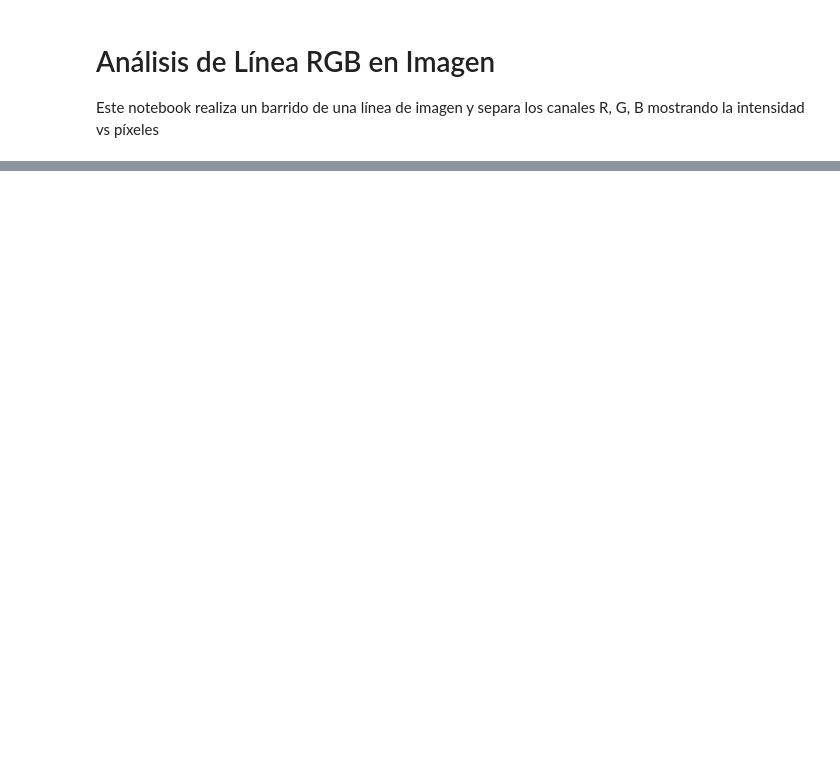
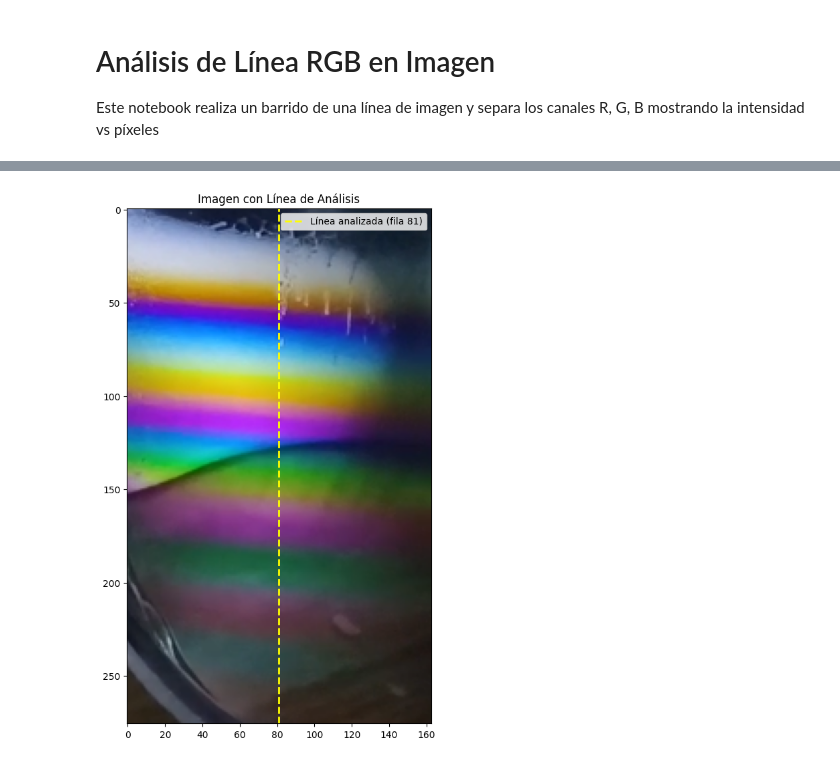
Before and after one commit to jazoro911/RGB-analisis, a Jupyter notebook: Trabajos/analisis_linea_rgb.ipynb, the cells around one changed output, grey strips where cells are left out. Saved outputs shown, nothing was run; the diff lists cells and outputs as text; code cells hidden in the pictures; blank space fills up the shorter version.

```diff
--- a/Trabajos/analisis_linea_rgb.ipynb
+++ b/Trabajos/analisis_linea_rgb.ipynb
@@ -59,12 +64,14 @@ print(f"Número de píxeles en la línea: {len(pixeles)}")
 # %%
 # Mostrar la imagen con la línea seleccionada marcada
-plt.figure(figsize=(12, 6))
+plt.figure(figsize=(8, 10))
 plt.imshow(imagen)
-plt.axhline(y=fila, color='yellow', linestyle='--', linewidth=2, label=f'Línea analizada (fila {fila})')
+plt.axvline(x=fila, color='yellow', linestyle='--', linewidth=2, label=f'Línea analizada (fila {fila})')
 plt.title('Imagen con Línea de Análisis')
 plt.legend()
 plt.axis('on')
 plt.show()
+# %% [output]
+[figure, added]
 # %%
 # Graficar los tres canales juntos (como en ImageJ)
 plt.figure(figsize=(12, 6))
```
Also changed, not shown: parts of 5 cells of this notebook, 1 other file.
